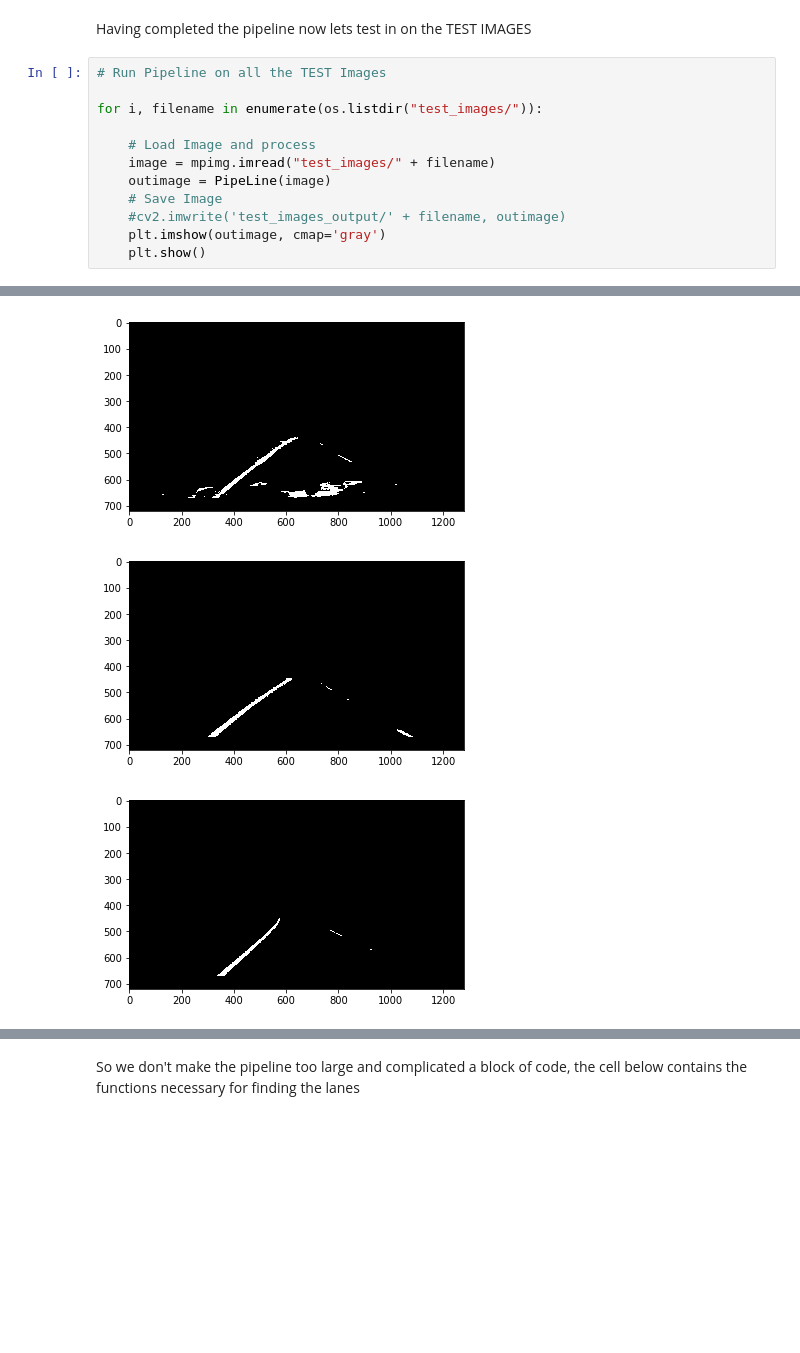
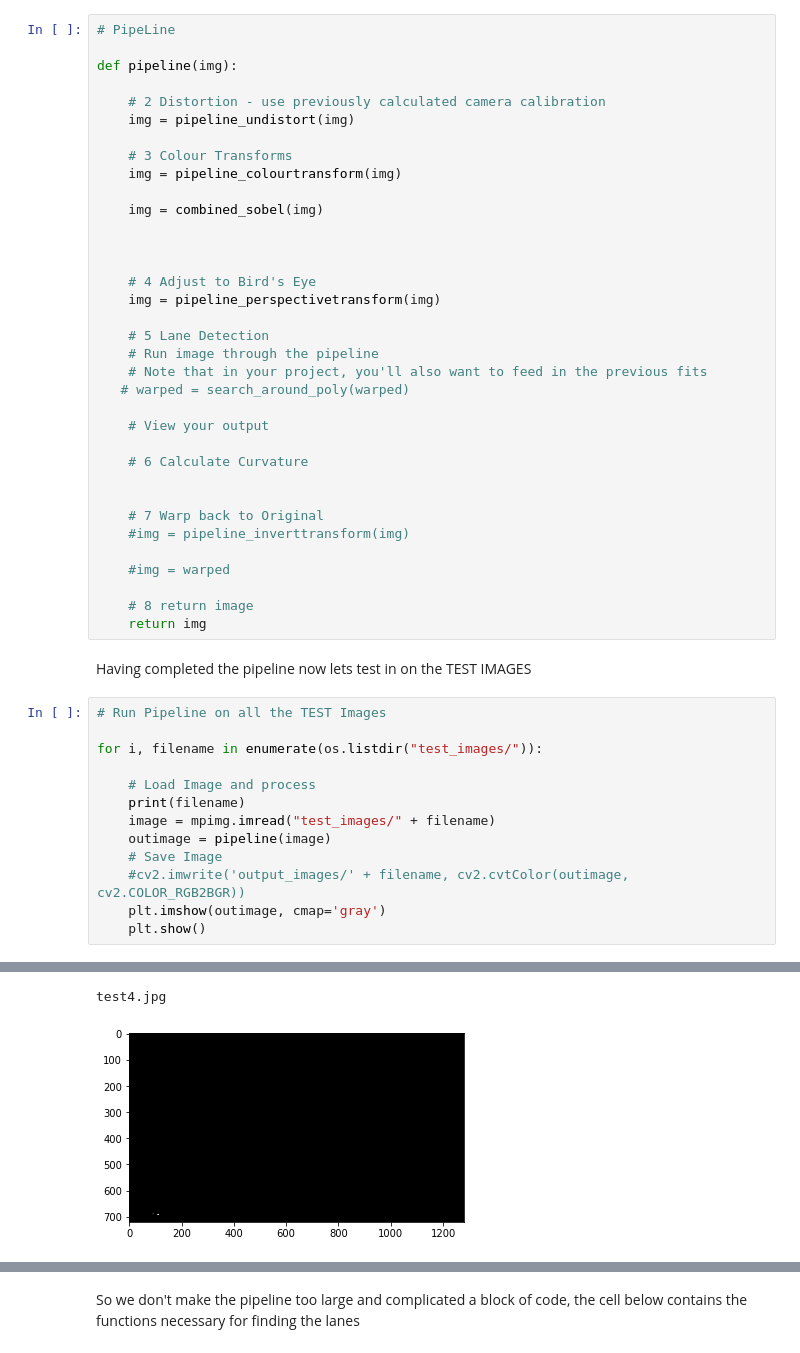
Before and after one commit to mikec-w/Udacity-CarND-Advanced-Lane-Lines, a Jupyter notebook: AdvLaneFinding.ipynb, the cells around one changed output, grey strips where cells are left out. Cells and saved outputs as stored; diff of their text form; blank space fills up the shorter version.

```diff
--- a/AdvLaneFinding.ipynb
+++ b/AdvLaneFinding.ipynb
@@ -87,3 +113,38 @@ def PipeLine(img):
+# %%
+# PipeLine
+
+def pipeline(img):
+
+    # 2 Distortion - use previously calculated camera calibration
+    img = pipeline_undistort(img)
+
+    # 3 Colour Transforms
+    img = pipeline_colourtransform(img)
+
+    img = combined_sobel(img)
+
+
+
+    # 4 Adjust to Bird's Eye
+    img = pipeline_perspectivetransform(img)
+
+    # 5 Lane Detection
+    # Run image through the pipeline
+    # Note that in your project, you'll also want to feed in the previous fits
+   # warped = search_around_poly(warped)
+
+    # View your output
+
+    # 6 Calculate Curvature
+
+
+    # 7 Warp back to Original
+    #img = pipeline_inverttransform(img)
+
+    #img = warped
+
+    # 8 return image
+    return img
 # %% [markdown]
 Having completed the pipeline now lets test in on the TEST IMAGES
 # %%
@@ -92,10 +153,11 @@ Having completed the pipeline now lets test in on the TEST IMAGES
 for i, filename in enumerate(os.listdir("test_images/")):
 
     # Load Image and process
+    print(filename)
     image = mpimg.imread("test_images/" + filename)
-    outimage = PipeLine(image)
+    outimage = pipeline(image)
     # Save Image
-    #cv2.imwrite('test_images_output/' + filename, outimage)
+    #cv2.imwrite('output_images/' + filename, cv2.cvtColor(outimage, cv2.COLOR_RGB2BGR))
     plt.imshow(outimage, cmap='gray')
     plt.show()
 # %% [output]
@@ -107,3 +174,2 @@ for i, filename in enumerate(os.listdir("test_images/")):
+test4.jpg
-[figure, old version]
+[figure, new version]
-[figure, removed]
-[figure, removed]
```
Also changed, not shown: parts of 8 cells of this notebook, 5 other files.
